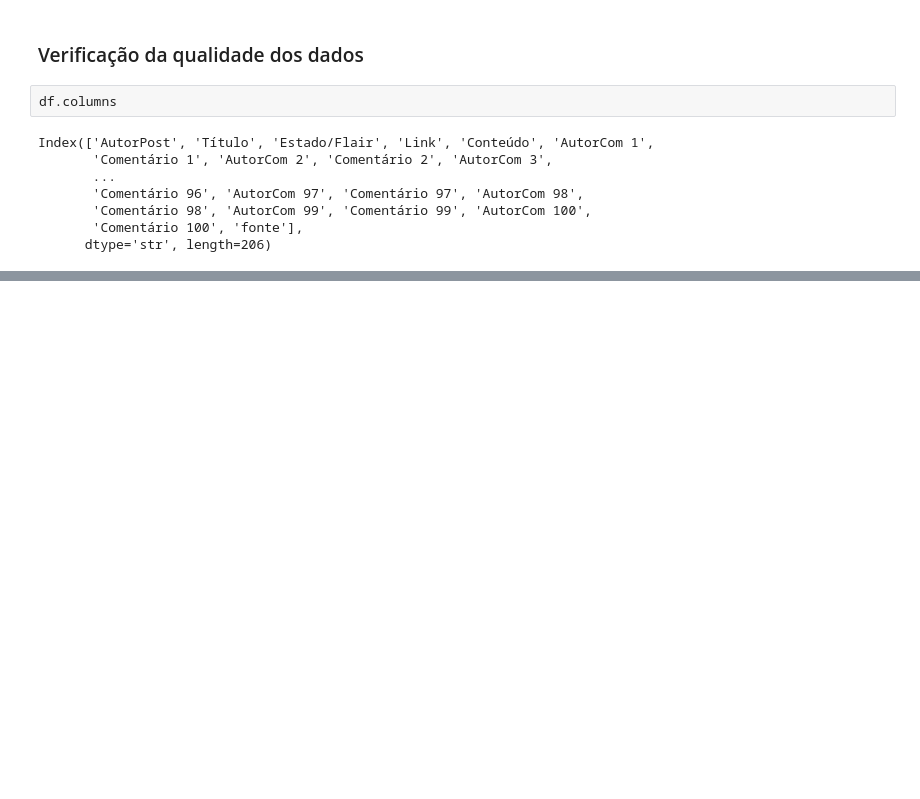
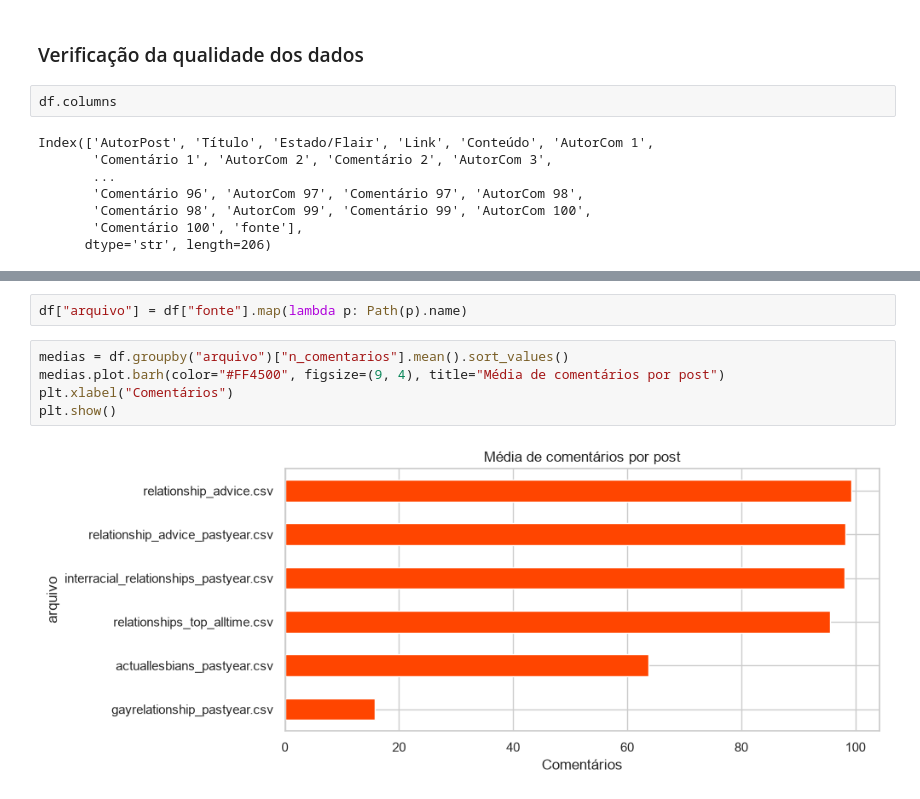
Before and after one commit to cec1l14/reddit-relationships, a Jupyter notebook: notebooks/relationships.ipynb, the cells around one changed output, grey strips where cells are left out. Cells and saved outputs as stored; diff of their text form; blank space fills up the shorter version.

```diff
--- a/notebooks/relationships.ipynb
+++ b/notebooks/relationships.ipynb
@@ -95,0 +118,9 @@ print("Linhas totalmente repetidas:", df.duplicated().sum())
+# %%
+df["arquivo"] = df["fonte"].map(lambda p: Path(p).name)
+# %%
+medias = df.groupby("arquivo")["n_comentarios"].mean().sort_values()
+medias.plot.barh(color="#FF4500", figsize=(9, 4), title="Média de comentários por post")
+plt.xlabel("Comentários")
+plt.show()
+# %% [output]
+[figure, added]
```
Also changed, not shown: parts of 9 cells of this notebook, 2 other files.
